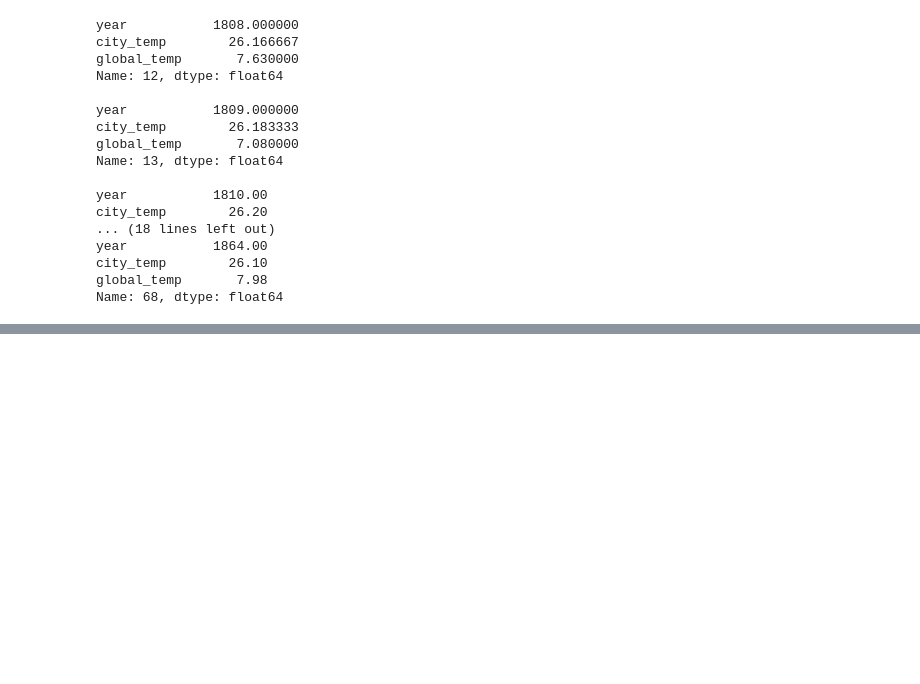
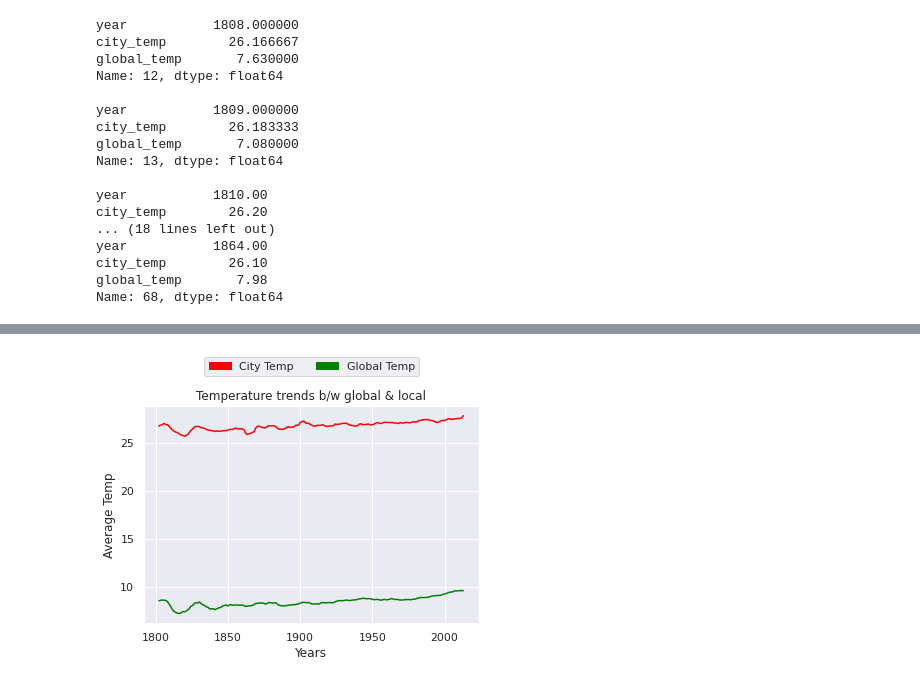
Before and after one commit to dishankkalra23/Explore-Weather-Trends, a Jupyter notebook: Explore_Weather_Trends.ipynb, the cells around one changed output, grey strips where cells are left out. Saved outputs shown, nothing was run; the diff lists cells and outputs as text; code cells hidden in the pictures; blank space fills up the shorter version.

Commit message:
Added temperature trend b/w city & global data

```diff
--- a/Explore_Weather_Trends.ipynb
+++ b/Explore_Weather_Trends.ipynb
@@ -313,0 +317,6 @@ Name: 68, dtype: float64
+# %%
+window_size = 7
+df_trends['MA_city_temp'] = df_trends['city_temp'].rolling(window=window_size).mean()
+df_trends['MA_global_temp'] = df_trends['global_temp'].rolling(window=window_size).mean()
+
+df_trends.head(10)
@@ -313,0 +335,15 @@ Name: 68, dtype: float64
+# %%
+
+plt.plot(df_trends['year'],df_trends['MA_city_temp'],color='red')
+plt.plot(df_trends['year'],df_trends['MA_global_temp'],color='green')
+
+plt.title('Temperature trends b/w global & local')
+plt.xlabel('Years')
+plt.ylabel('Average Temp')
+
+red_patch = mpatches.Patch(color='red',label='City Temp')
+green_patch = mpatches.Patch(color='green',label='Global Temp')
+plt.legend(handles=[red_patch,green_patch],bbox_to_anchor =(0.84, 1.25), ncol = 2)
+plt.show()
+# %% [output]
+[figure, added]
```
Also changed, not shown: parts of 3 cells of this notebook.
